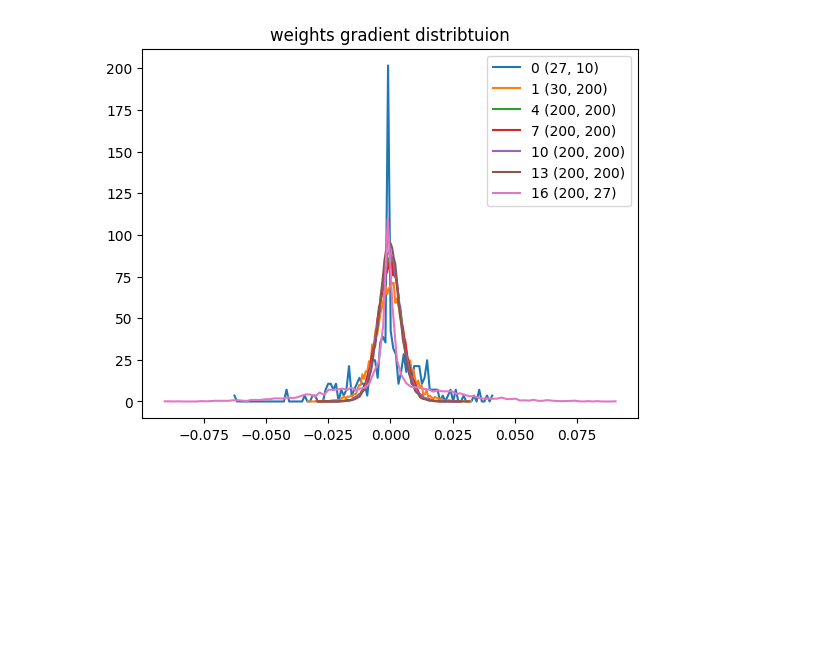
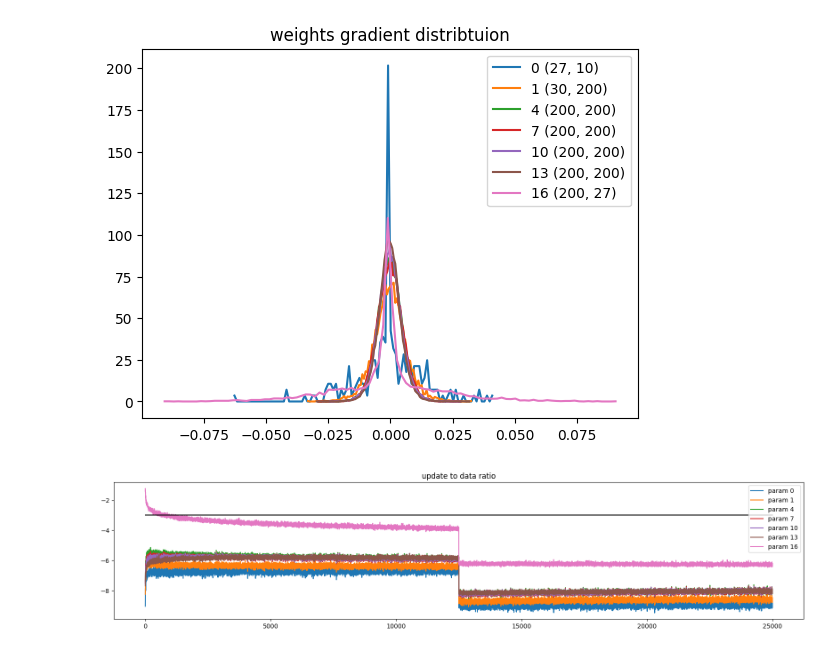
Before and after one commit to pvwoods/dl-experiments, a Jupyter notebook: karpathy/MLP_03.ipynb, the cells around one changed output. Cells and saved outputs as stored; diff of their text form; code cells hidden in the pictures; blank space fills up the shorter version.

```diff
--- a/karpathy/MLP_03.ipynb
+++ b/karpathy/MLP_03.ipynb
@@ -376,11 +376,13 @@ weight  (200, 27)       | mean -0.000000 | std +0.019176 | grad:data +0.197222
 # %%
 plt.figure(figsize=(20,4))
 legends = []
 for i,p in enumerate(model.parameters()):
     if p.ndim == 2:
         plt.plot([ud_history[j][i] for j in range(len(ud_history))])
         legends.append(f"param {i}")
-plt.plot([0,
-plt.title()
+plt.plot([0, len(ud_history)], [-3,-3], 'k') # indicate target ratio of 1e-3 on the plot
+plt.title("update to data ratio")
 plt.legend(legends)
 plt.plot();
+# %% [output]
+[figure, added]
```
